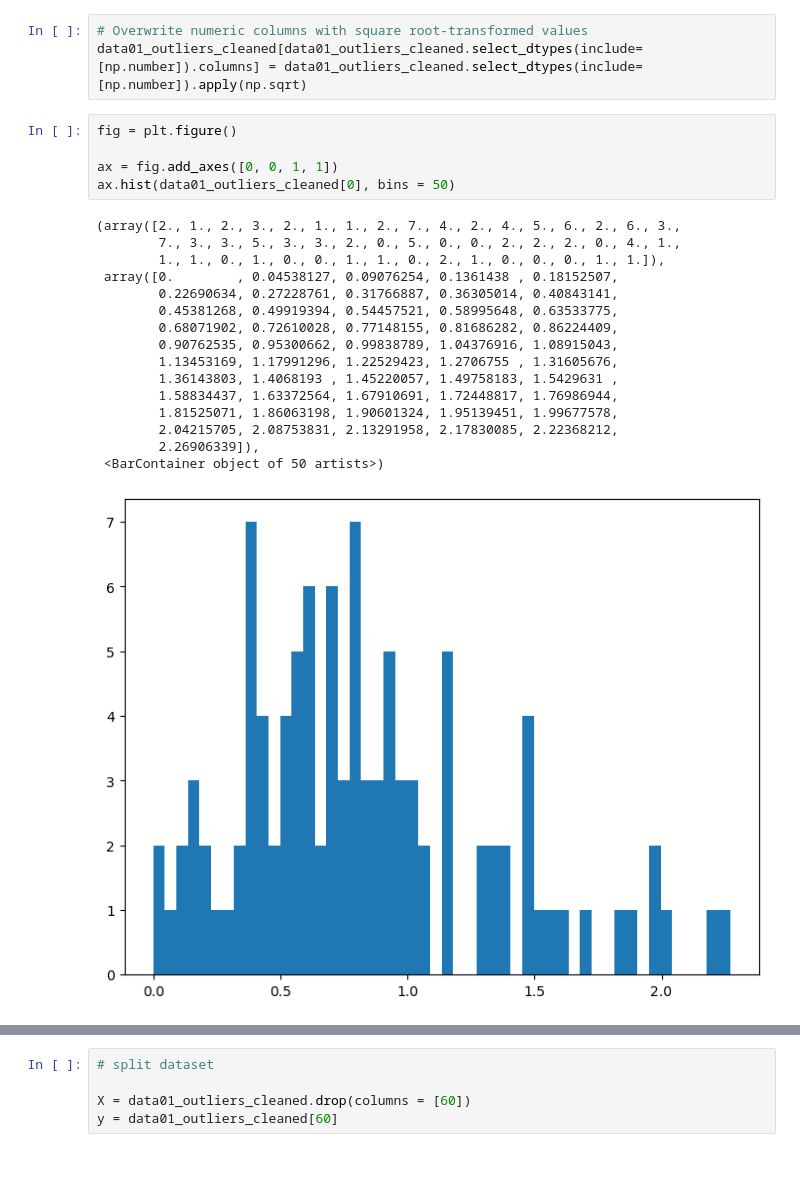
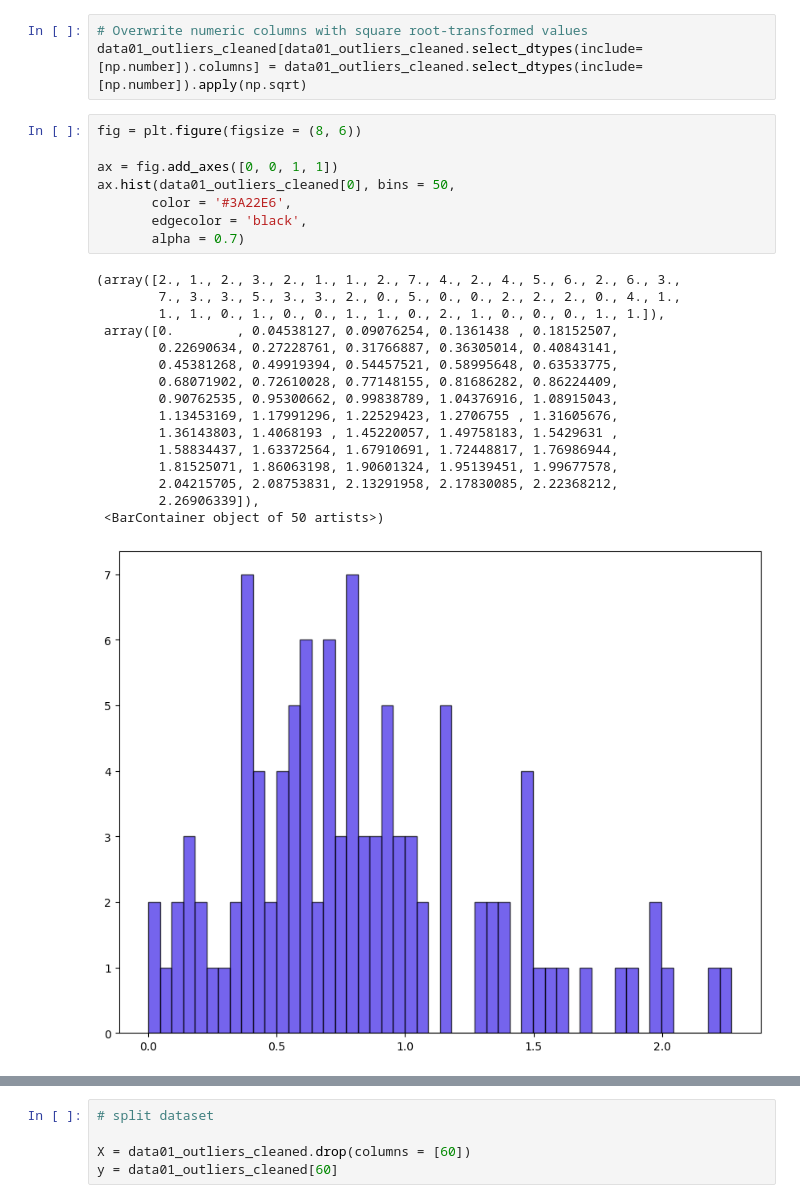
Before and after one commit to Malinda1/Rock_and_mine_prediction_through_neural_network, a Jupyter notebook: Rock_and_Mine_prediction.ipynb, the cells around one changed output, grey strips where cells are left out. Cells and saved outputs as stored; diff of their text form; blank space fills up the shorter version.

```diff
--- a/Rock_and_Mine_prediction.ipynb
+++ b/Rock_and_Mine_prediction.ipynb
@@ -298,24 +298,27 @@ data01_outliers_cleaned[0].hist(bins = 50)
 # Overwrite numeric columns with square root-transformed values
 data01_outliers_cleaned[data01_outliers_cleaned.select_dtypes(include=[np.number]).columns] = data01_outliers_cleaned.select_dtypes(include=[np.number]).apply(np.sqrt)
 # %%
-fig = plt.figure()
+fig = plt.figure(figsize = (8, 6))
 
 ax = fig.add_axes([0, 0, 1, 1])
-ax.hist(data01_outliers_cleaned[0], bins = 50)
+ax.hist(data01_outliers_cleaned[0], bins = 50,
+       color = '#3A22E6',
+       edgecolor = 'black',
+       alpha = 0.7)
 # %% [output]
 (array([2., 1., 2., 3., 2., 1., 1., 2., 7., 4., 2., 4., 5., 6., 2., 6., 3.,
         7., 3., 3., 5., 3., 3., 2., 0., 5., 0., 0., 2., 2., 2., 0., 4., 1.,
         1., 1., 0., 1., 0., 0., 1., 1., 0., 2., 1., 0., 0., 0., 1., 1.]),
  array([0.        , 0.04538127, 0.09076254, 0.1361438 , 0.18152507,
         0.22690634, 0.27228761, 0.31766887, 0.36305014, 0.40843141,
         0.45381268, 0.49919394, 0.54457521, 0.58995648, 0.63533775,
         0.68071902, 0.72610028, 0.77148155, 0.81686282, 0.86224409,
         0.90762535, 0.95300662, 0.99838789, 1.04376916, 1.08915043,
         1.13453169, 1.17991296, 1.22529423, 1.2706755 , 1.31605676,
         1.36143803, 1.4068193 , 1.45220057, 1.49758183, 1.5429631 ,
         1.58834437, 1.63372564, 1.67910691, 1.72448817, 1.76986944,
         1.81525071, 1.86063198, 1.90601324, 1.95139451, 1.99677578,
         2.04215705, 2.08753831, 2.13291958, 2.17830085, 2.22368212,
         2.26906339]),
  <BarContainer object of 50 artists>)
-[figure, old version]
+[figure, new version]
```
Also changed, not shown: parts of 10 cells of this notebook.
